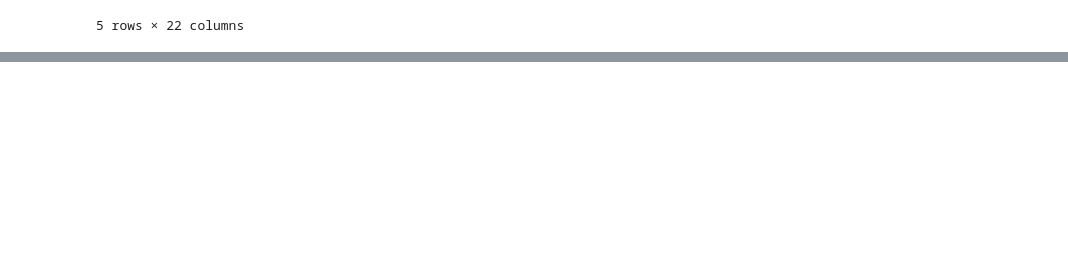
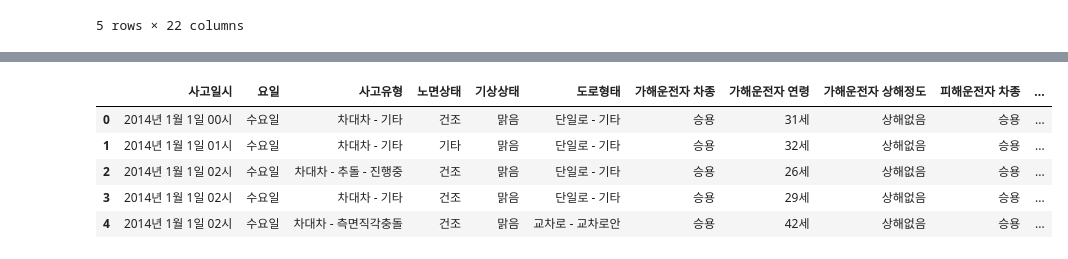
Before and after one commit to Youngjun-Taia/hangover, a Jupyter notebook: data_concat.ipynb, the cells around one changed output, grey strips where cells are left out. Saved outputs shown, nothing was run; the diff lists cells and outputs as text; code cells hidden in the pictures; blank space fills up the shorter version.

```diff
--- a/data_concat.ipynb
+++ b/data_concat.ipynb
@@ -69,0 +88,13 @@ data.to_csv('accident.csv', index=False)
+# %%
+data = pd.read_csv('accident.csv')
+# %%
+data = data.drop(columns=['사고번호', '시군구', '사고내용', '사망자수', '중상자수', '경상자수', '부상신고자수', '법규위반', '가해운전자 성별'])
+# %%
+data.head()
+# %% [output]
+|  | 사고일시 | 요일 | 사고유형 | 노면상태 | 기상상태 | 도로형태 | 가해운전자 차종 | 가해운전자 연령 | 가해운전자 상해정도 | 피해운전자 차종 | ... |
+| 0 | 2014년 1월 1일 00시 | 수요일 | 차대차 - 기타 | 건조 | 맑음 | 단일로 - 기타 | 승용 | 31세 | 상해없음 | 승용 | ... |
+| 1 | 2014년 1월 1일 01시 | 수요일 | 차대차 - 기타 | 기타 | 맑음 | 단일로 - 기타 | 승용 | 32세 | 상해없음 | 승용 | ... |
+| 2 | 2014년 1월 1일 02시 | 수요일 | 차대차 - 추돌 - 진행중 | 건조 | 맑음 | 단일로 - 기타 | 승용 | 26세 | 상해없음 | 승용 | ... |
+| 3 | 2014년 1월 1일 02시 | 수요일 | 차대차 - 기타 | 건조 | 맑음 | 단일로 - 기타 | 승용 | 29세 | 상해없음 | 승용 | ... |
+| 4 | 2014년 1월 1일 02시 | 수요일 | 차대차 - 측면직각충돌 | 건조 | 맑음 | 교차로 - 교차로안 | 승용 | 42세 | 상해없음 | 승용 | ... |
```
Also changed, not shown: parts of 2 cells of this notebook, 1 other file.
